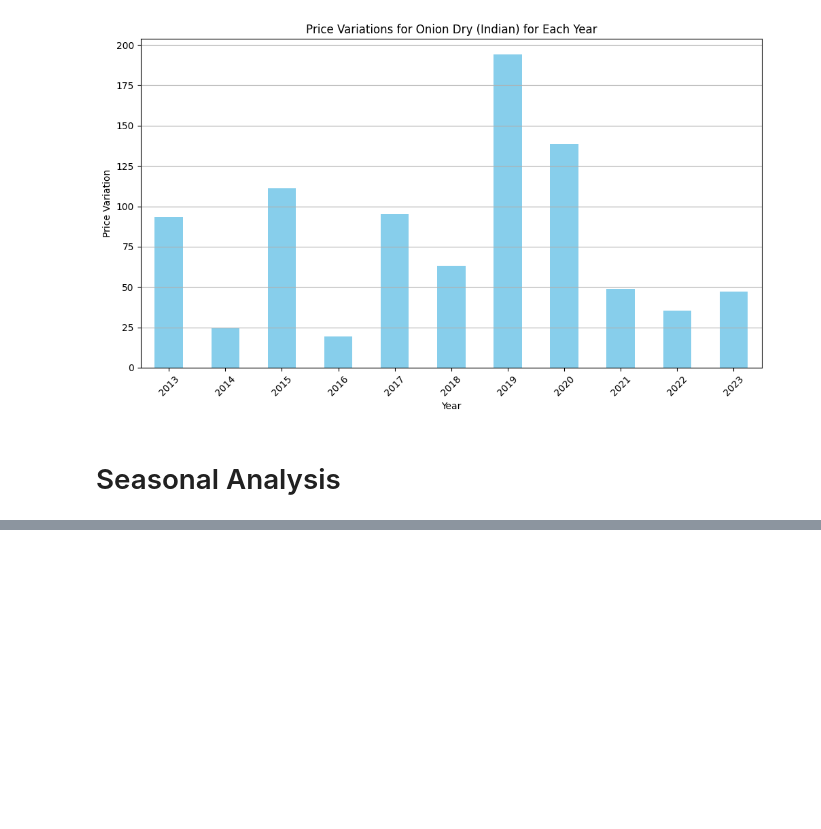
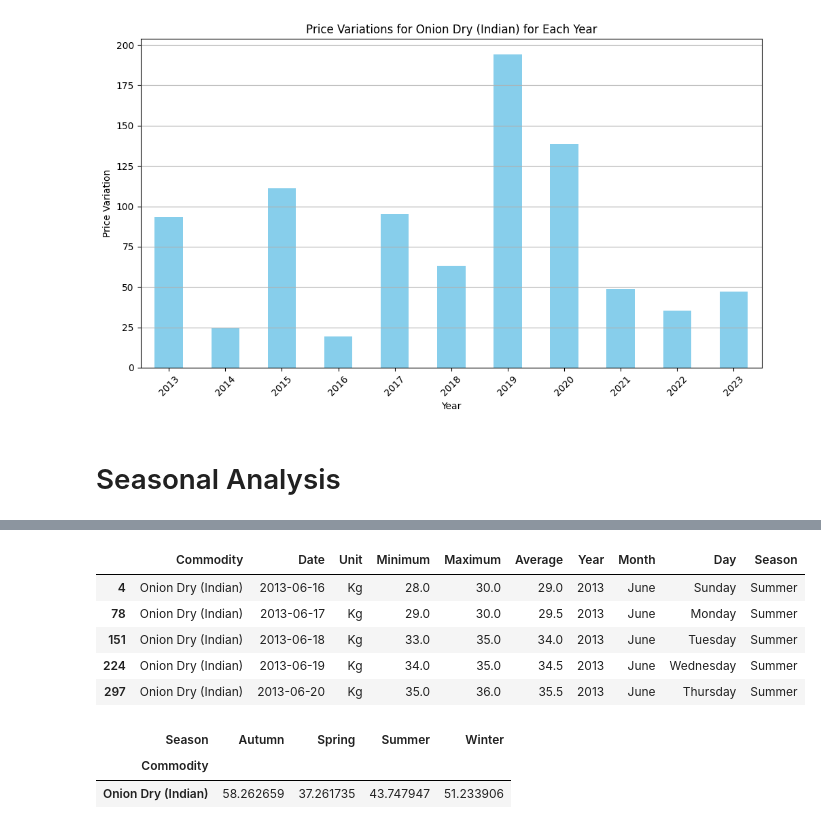
Before and after one commit to Rk-Pudasaini/Forecasting-Commodities-Future-Prices, a Jupyter notebook: Dataset_cleaning__analysis.ipynb, the cells around one changed output, grey strips where cells are left out. Cells and saved outputs as stored; diff of their text form; code cells hidden in the pictures; blank space fills up the shorter version.

```diff
--- a/Dataset_cleaning__analysis.ipynb
+++ b/Dataset_cleaning__analysis.ipynb
@@ -217,0 +227,3 @@ plot_variation_bar(df, 'Onion Dry (Indian)')
+# %%
+df = df_onion
+df.head()
@@ -217,0 +239,13 @@ plot_variation_bar(df, 'Onion Dry (Indian)')
+# %%
+import calendar
+
+# Extract year, month, and day components
+df['Year'] = df['Date'].dt.year
+df['Month'] = df['Date'].dt.month
+df['Day'] = df['Date'].dt.day
+
+# Map month numbers to month names
+df['Month'] = df['Month'].apply(lambda x: calendar.month_name[x])
+
+# Map day numbers to day names
+df['Day'] = df['Date'].dt.day_name()
@@ -217,0 +261,34 @@ plot_variation_bar(df, 'Onion Dry (Indian)')
+# %%
+#Mapping Months to the seasons
+map_month_to_season = {
+    'January': 'Winter',
+    'February': 'Winter',
+    'March': 'Spring',
+    'April': 'Spring',
+    'May': 'Spring',
+    'June': 'Summer',
+    'July': 'Summer',
+    'August': 'Summer',
+    'September': 'Autumn',
+    'October': 'Autumn',
+    'November': 'Autumn',
+    'December': 'Winter'
+}
+
+df["Season"] = df["Month"].map(map_month_to_season)
+df.head()
+# %% [output]
+|  | Commodity | Date | Unit | Minimum | Maximum | Average | Year | Month | Day | Season |
+| 4 | Onion Dry (Indian) | 2013-06-16 | Kg | 28.0 | 30.0 | 29.0 | 2013 | June | Sunday | Summer |
+| 78 | Onion Dry (Indian) | 2013-06-17 | Kg | 29.0 | 30.0 | 29.5 | 2013 | June | Monday | Summer |
+| 151 | Onion Dry (Indian) | 2013-06-18 | Kg | 33.0 | 35.0 | 34.0 | 2013 | June | Tuesday | Summer |
+| 224 | Onion Dry (Indian) | 2013-06-19 | Kg | 34.0 | 35.0 | 34.5 | 2013 | June | Wednesday | Summer |
+| 297 | Onion Dry (Indian) | 2013-06-20 | Kg | 35.0 | 36.0 | 35.5 | 2013 | June | Thursday | Summer |
+# %%
+#mean average prices for commodity per season
+mean_average_commodities_per_season = df.groupby(["Season", "Commodity"])["Average"].mean().unstack(level=0).fillna(value=0)
+mean_average_commodities_per_season.head()
+# %% [output]
+| Season | Autumn | Spring | Summer | Winter |
+| Commodity |  |  |  |  |
+| Onion Dry (Indian) | 58.262659 | 37.261735 | 43.747947 | 51.233906 |
```
Also changed, not shown: parts of 4 cells of this notebook.
